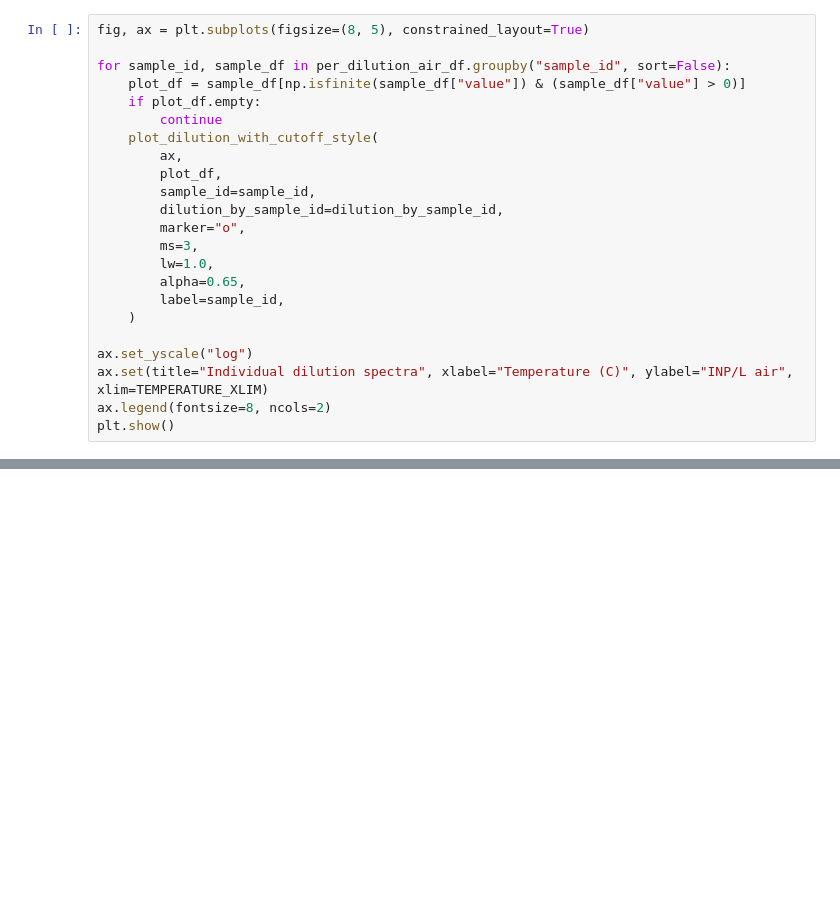
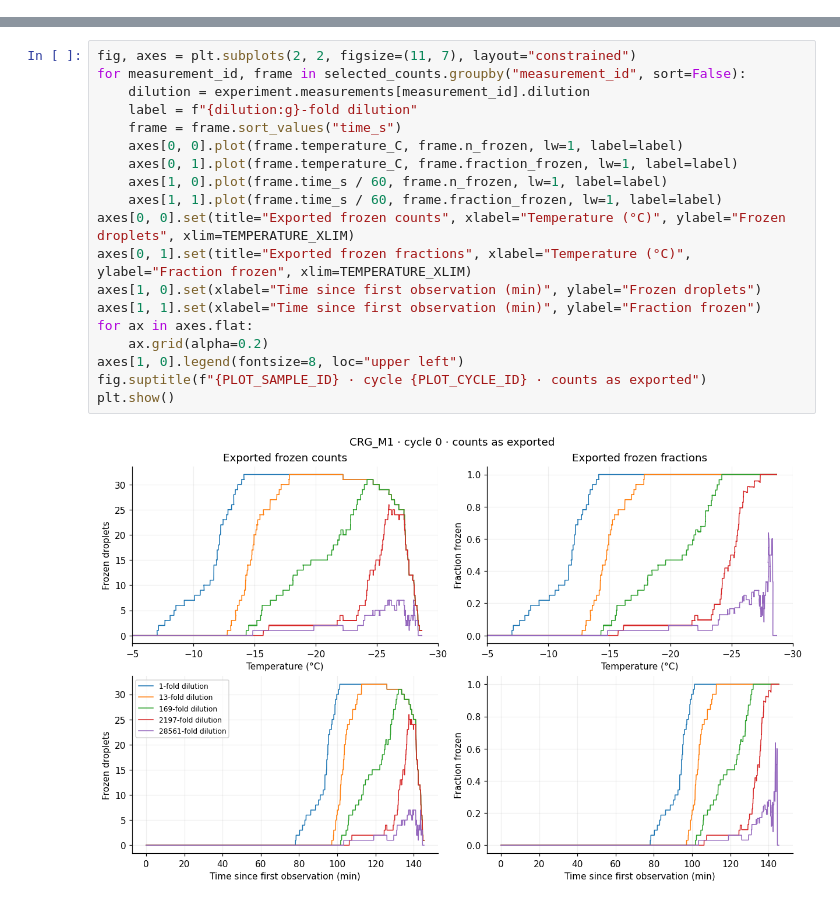
Before and after one commit to bochens/inptk, a Jupyter notebook: notebook/icescopy_freeze_count_to_air_inp_demo.ipynb, the cells around one changed output, grey strips where cells are left out. Saved outputs shown, nothing was run; the diff lists cells and outputs as text; blank space fills up the shorter version.

```diff
--- a/notebook/icescopy_freeze_count_to_air_inp_demo.ipynb
+++ b/notebook/icescopy_freeze_count_to_air_inp_demo.ipynb
@@ -306,23 +0,0 @@ ufolaf_models.CumulativeNucleusSpectrumTable
-# %%
-fig, ax = plt.subplots(figsize=(8, 5), constrained_layout=True)
-
-for sample_id, sample_df in per_dilution_air_df.groupby("sample_id", sort=False):
-    plot_df = sample_df[np.isfinite(sample_df["value"]) & (sample_df["value"] > 0)]
-    if plot_df.empty:
-        continue
-    plot_dilution_with_cutoff_style(
-        ax,
-        plot_df,
-        sample_id=sample_id,
-        dilution_by_sample_id=dilution_by_sample_id,
-        marker="o",
-        ms=3,
-        lw=1.0,
-        alpha=0.65,
-        label=sample_id,
-    )
-
-ax.set_yscale("log")
-ax.set(title="Individual dilution spectra", xlabel="Temperature (C)", ylabel="INP/L air", xlim=TEMPERATURE_XLIM)
-ax.legend(fontsize=8, ncols=2)
-plt.show()
@@ -496,0 +207,21 @@ else:
+# %%
+fig, axes = plt.subplots(2, 2, figsize=(11, 7), layout="constrained")
+for measurement_id, frame in selected_counts.groupby("measurement_id", sort=False):
+    dilution = experiment.measurements[measurement_id].dilution
+    label = f"{dilution:g}-fold dilution"
+    frame = frame.sort_values("time_s")
+    axes[0, 0].plot(frame.temperature_C, frame.n_frozen, lw=1, label=label)
+    axes[0, 1].plot(frame.temperature_C, frame.fraction_frozen, lw=1, label=label)
+    axes[1, 0].plot(frame.time_s / 60, frame.n_frozen, lw=1, label=label)
+    axes[1, 1].plot(frame.time_s / 60, frame.fraction_frozen, lw=1, label=label)
+axes[0, 0].set(title="Exported frozen counts", xlabel="Temperature (°C)", ylabel="Frozen droplets", xlim=TEMPERATURE_XLIM)
+axes[0, 1].set(title="Exported frozen fractions", xlabel="Temperature (°C)", ylabel="Fraction frozen", xlim=TEMPERATURE_XLIM)
+axes[1, 0].set(xlabel="Time since first observation (min)", ylabel="Frozen droplets")
+axes[1, 1].set(xlabel="Time since first observation (min)", ylabel="Fraction frozen")
+for ax in axes.flat:
+    ax.grid(alpha=0.2)
+axes[1, 0].legend(fontsize=8, loc="upper left")
+fig.suptitle(f"{PLOT_SAMPLE_ID} · cycle {PLOT_CYCLE_ID} · counts as exported")
+plt.show()
+# %% [output]
+[figure, added]
```
Also changed, not shown: parts of 37 cells of this notebook, 1 other file.
